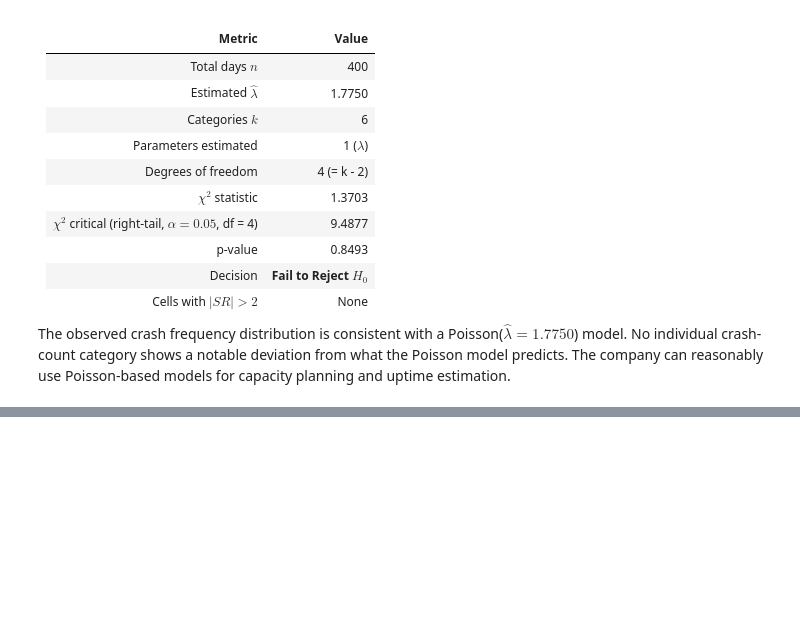
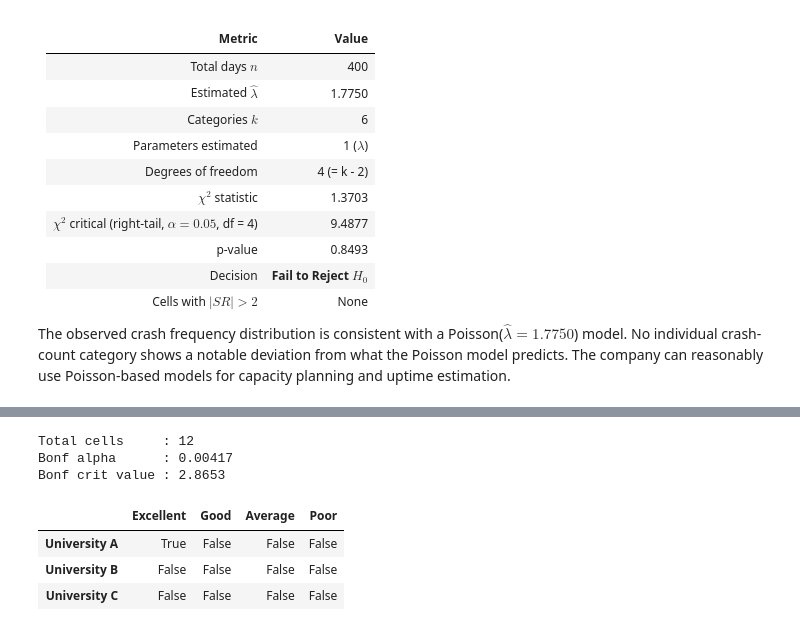
Before and after one commit to mayankbungla/Data-Science-Problem-Solving, a Jupyter notebook: Statistics/chi-square test/main.ipynb, the cells around one changed output, grey strips where cells are left out. Saved outputs shown, nothing was run; the diff lists cells and outputs as text; code cells hidden in the pictures; blank space fills up the shorter version.

```diff
--- a/Statistics/chi-square test/main.ipynb
+++ b/Statistics/chi-square test/main.ipynb
@@ -1394,0 +1470,4 @@ The observed crash frequency distribution is consistent with a Poisson($\hat{\la
+# %%
+r, c = O.shape
+df = (r-1) * (c-1)
+print('df :', df)
@@ -1394,0 +1516,3 @@ The observed crash frequency distribution is consistent with a Poisson($\hat{\la
+# %%
+SR = (O - E) / np.sqrt(E)
+print(SR.round(4))
@@ -1394,0 +1525,13 @@ The observed crash frequency distribution is consistent with a Poisson($\hat{\la
+# %%
+Uni = ['University A', 'University B', 'University C']
+perf_labels = ['Excellent', 'Good', 'Average', 'Poor']
+
+print('Cells with |SR| > 2 :')
+found = False
+for i in range(r):
+    for j in range(c):
+        if abs(SR[i, j]) > 2:
+            print(f'  {Uni[i]} x {perf_labels[j]} : SR = {SR[i, j]:.4f}')
+            found = True
+if not found:
+    print('  None')
@@ -1394,0 +1554,28 @@ The observed crash frequency distribution is consistent with a Poisson($\hat{\la
+# %%
+# part e - bonferroni correction
+total_cells = r * c
+bonf_alpha = alpha / total_cells
+bonf_crit = norm.ppf(1 - bonf_alpha / 2)
+
+print('Total cells     :', total_cells)
+print('Bonf alpha      :', round(bonf_alpha, 5))
+print('Bonf crit value :', round(bonf_crit, 4))  # cells need |SR| > this to be significant after correction
+# %% [output]
+Total cells     : 12
+Bonf alpha      : 0.00417
+Bonf crit value : 2.8653
+# %%
+# cells that survive bonferroni correction (stricter threshold)
+sig_cells = abs(SR) > bonf_crit
+
+sig_df = pd.DataFrame(
+    sig_cells,
+    index=Uni,
+    columns=perf_labels
+)
+sig_df
+# %% [output]
+|  | Excellent | Good | Average | Poor |
+| University A | True | False | False | False |
+| University B | False | False | False | False |
+| University C | False | False | False | False |
```
Also changed, not shown: parts of 29 cells of this notebook.
